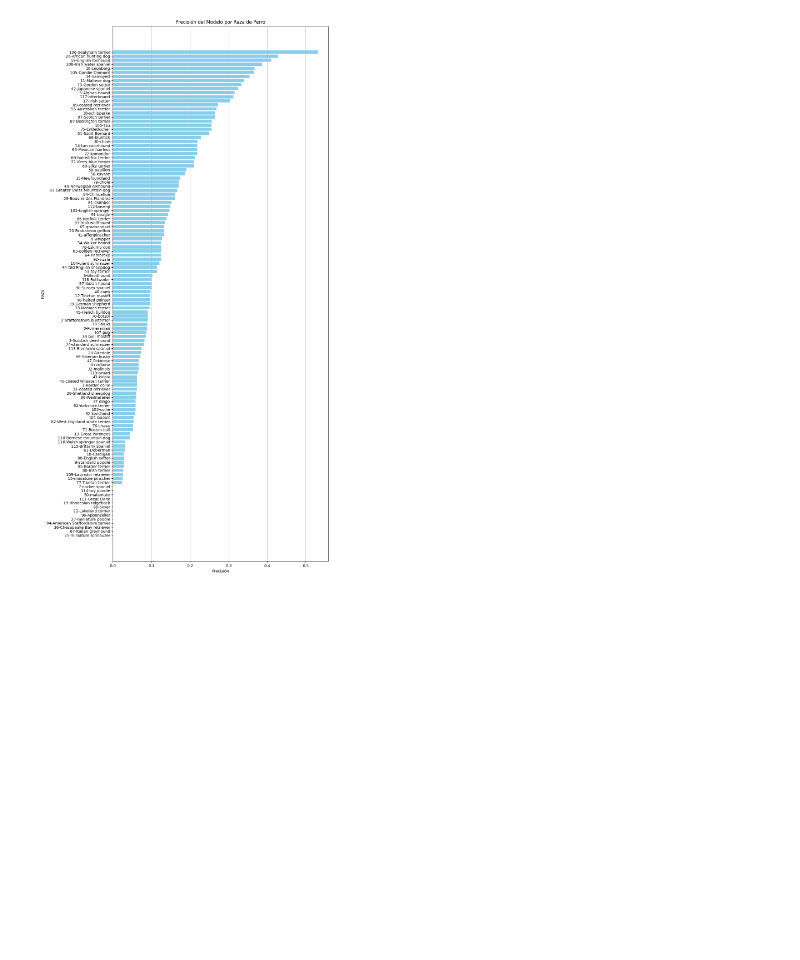
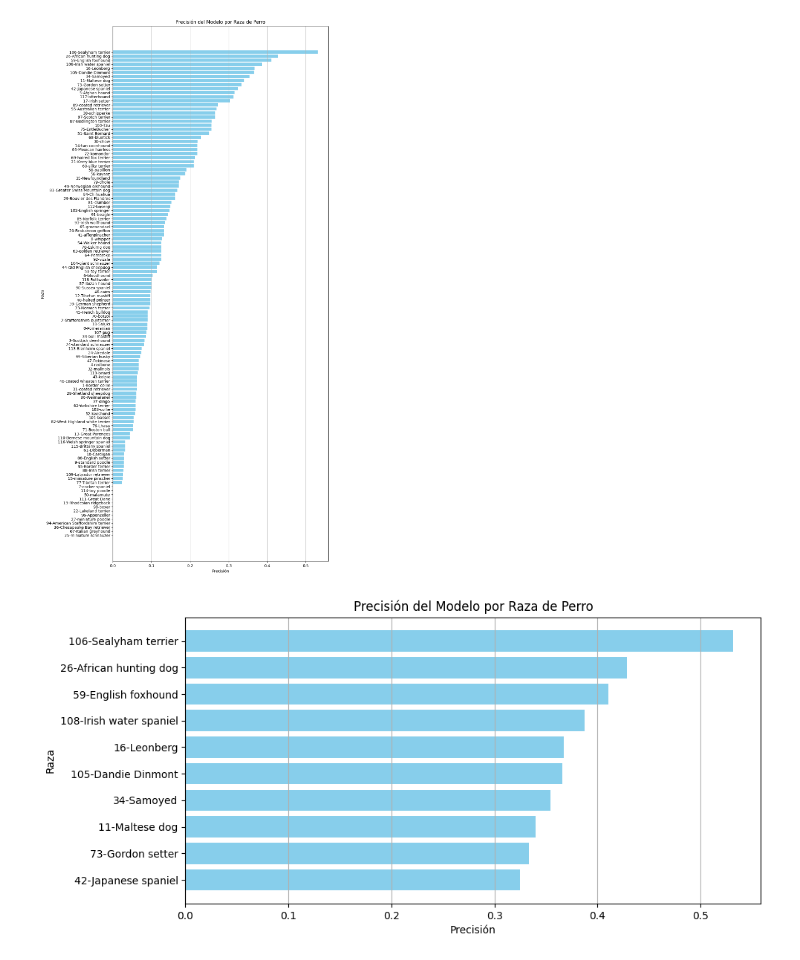
Before and after one commit to alejomongua/rn-reconocimiento-de-perritos, a Jupyter notebook: RN_Identificador_de_perritos_grupo_9.ipynb, the cells around one changed output. Saved outputs shown, nothing was run; the diff lists cells and outputs as text; code cells hidden in the pictures; blank space fills up the shorter version.

```diff
--- a/RN_Identificador_de_perritos_grupo_9.ipynb
+++ b/RN_Identificador_de_perritos_grupo_9.ipynb
@@ -561,3 +561,14 @@ plt.grid(axis='x')
 plt.show()
 # %% [output]
 [figure]
+# %%
+# Crear el gráfico de barras
+plt.figure(figsize=(10,5))
+plt.barh(df['Raza'].tail(10), df['Precision'].tail(10), color='skyblue')
+plt.xlabel('Precisión')
+plt.ylabel('Raza')
+plt.title('Precisión del Modelo por Raza de Perro')
+plt.grid(axis='x')
+plt.show()
+# %% [output]
+[figure, added]
```
Also changed, not shown: 1 other file.
